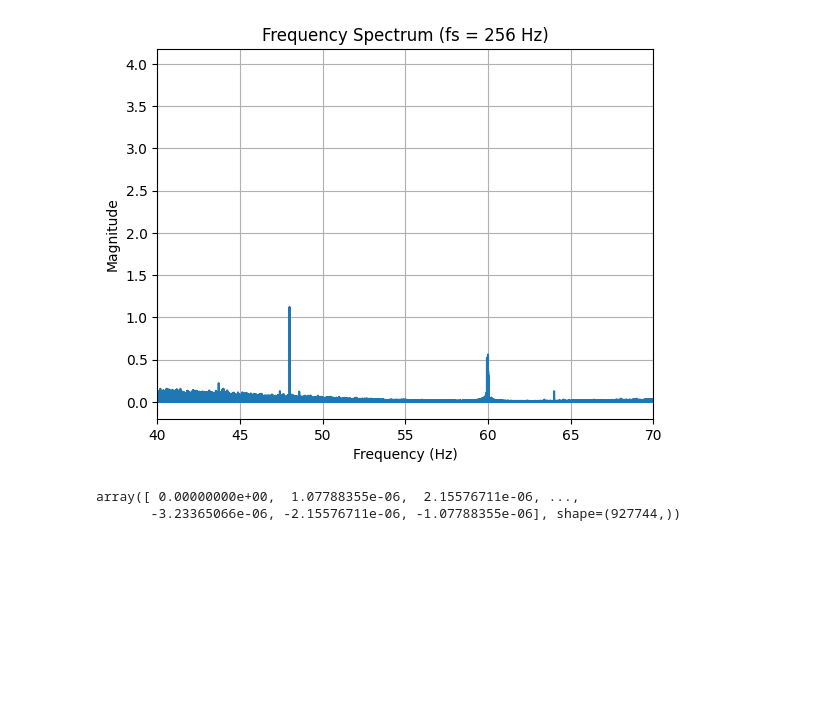
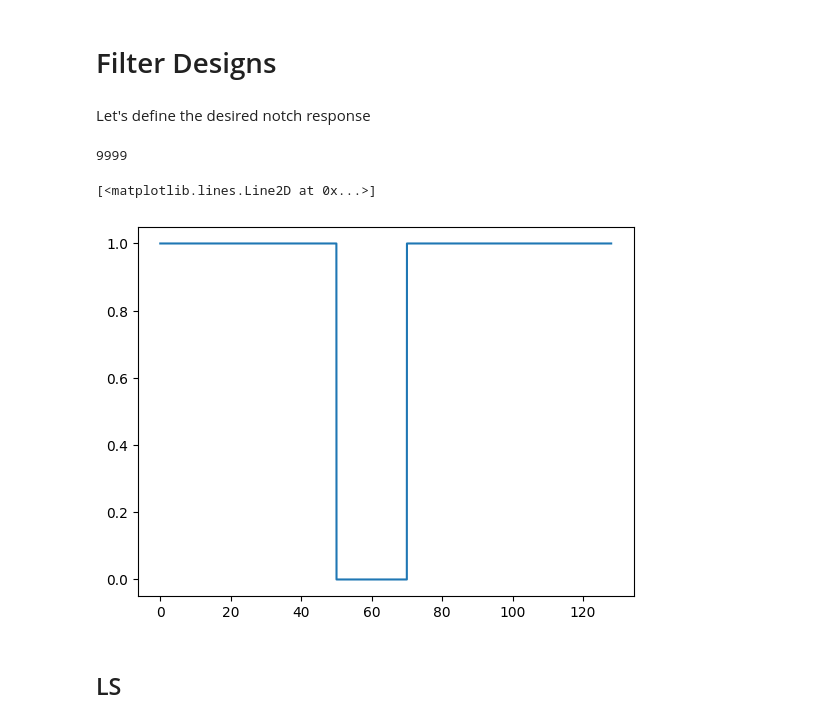
Before and after one commit to AhmedYKadah/FilterDesigner.py, a Jupyter notebook: Example/Example.ipynb, the cells around one changed output. Drawn from its saved outputs; the diff is of its cells as text; code cells hidden in the pictures; blank space fills up the shorter version.

```diff
--- a/Example/Example.ipynb
+++ b/Example/Example.ipynb
@@ -80,29 +118,2 @@ plt.show()
-# %%
-# --- Plot ---
-plt.figure()
-plt.plot(positive_freqs, magnitude)
-plt.xlabel("Frequency (Hz)")
-plt.ylabel("Magnitude")
-plt.title("Frequency Spectrum (fs = 256 Hz)")
-plt.grid(True)
-plt.xlim(40, 70)
-
-plt.show()
-# %% [output]
-[figure, removed]
-# %%
-# --- Plot ---
-plt.figure()
-plt.plot(positive_freqs, magnitude)
-plt.xlabel("Frequency (Hz)")
-plt.ylabel("Magnitude")
-plt.title("Frequency Spectrum (fs = 256 Hz)")
-plt.grid(True)
-plt.xlim(20, 0)
-
-plt.show()
-# %% [output]
-array([ 0.00000000e+00,  1.07788355e-06,  2.15576711e-06, ...,
-       -3.23365066e-06, -2.15576711e-06, -1.07788355e-06], shape=(927744,))
-# %% [markdown]
-#
+# %% [markdown]
+# Filter Designs
@@ -108,0 +128,25 @@ array([ 0.00000000e+00,  1.07788355e-06,  2.15576711e-06, ...,
+# %% [markdown]
+Let's define the desired notch response
+# %%
+fc=60
+fs=256
+B=20
+samples=10000
+# %%
+H=np.concatenate([np.ones(int((samples)*(2*(fc-B/2)/fs))),
+                  np.linspace(1,0,int(samples*B/fs)),np.linspace(0,1,int(samples*B/fs)),
+                  np.ones(int((samples)*(1-2*(fc+B/2)/fs)))])
+H_z=np.concatenate([np.ones(int((samples)*(2*(fc-B/2)/fs))),
+                  np.zeros(int(samples*2*B/fs)),
+                  np.ones(int((samples)*(1-2*(fc+B/2)/fs)))])
+# %%
+len(H)
+# %% [output]
+9999
+# %%
+plt.plot(np.linspace(0,fs/2,len(H_z)),H_z)
+# %% [output]
+[<matplotlib.lines.Line2D at 0x...>]
+[figure, added]
+# %% [markdown]
+## LS
```
Also changed, not shown: parts of 37 cells of this notebook.
